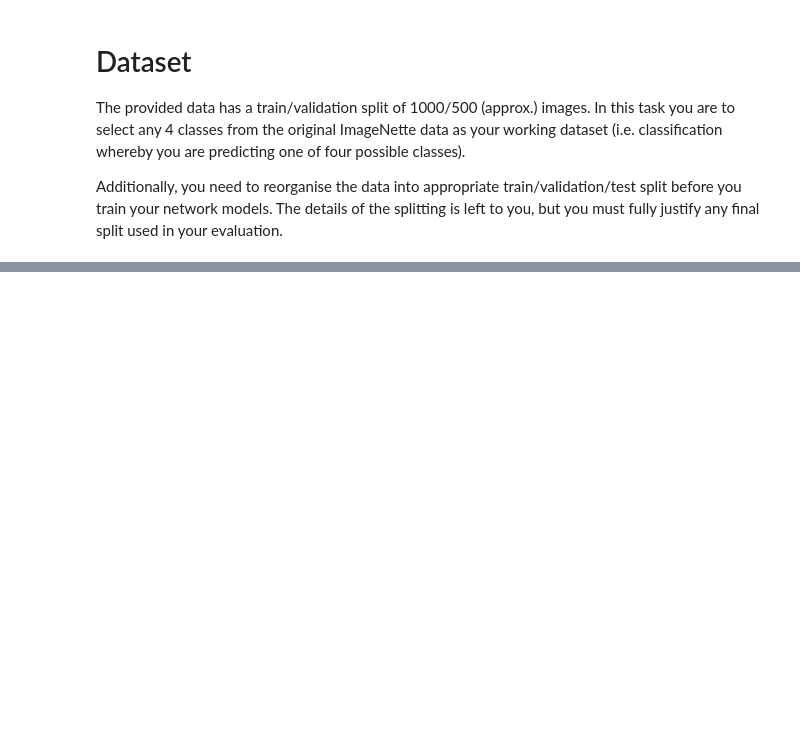
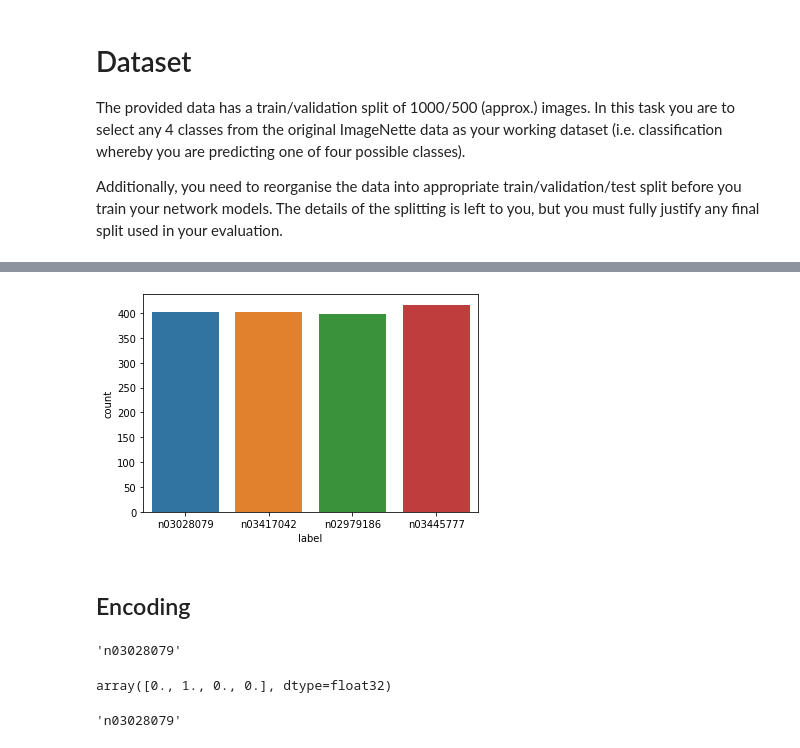
Before and after one commit to sur-sakthy/computer-vision, a Jupyter notebook: Assignment_1.ipynb, the cells around one changed output, grey strips where cells are left out. Drawn from its saved outputs; the diff is of its cells as text; code cells hidden in the pictures; blank space fills up the shorter version.

```diff
--- a/Assignment_1.ipynb
+++ b/Assignment_1.ipynb
@@ -84,2 +107,0 @@ X_train, X_test, y_train, y_test = train_test_split(img_data_array, class_name,
-# %%
-X_test, X_val, y_test, y_val = train_test_split(X_test, y_test, test_size=0.33, random_state=42)
@@ -93,0 +125,3 @@ def get_target_val(target_dict, target_data):
+# %%
+df_test = pd.DataFrame(y_test, columns=['label'])
+df_test.head()
@@ -93,0 +135,11 @@ def get_target_val(target_dict, target_data):
+# %%
+sns.countplot(df_test['label'])
+plt.show()
+# %% [output]
+[figure, added]
+# %% [markdown]
+## Encoding
+# %%
+y_train[0]
+# %% [output]
+'n03028079'
@@ -93,0 +150,8 @@ def get_target_val(target_dict, target_data):
+# %%
+y_train[0]
+# %% [output]
+array([0., 1., 0., 0.], dtype=float32)
+# %%
+y_test[0]
+# %% [output]
+'n03028079'
```
Also changed, not shown: parts of 40 cells of this notebook.
